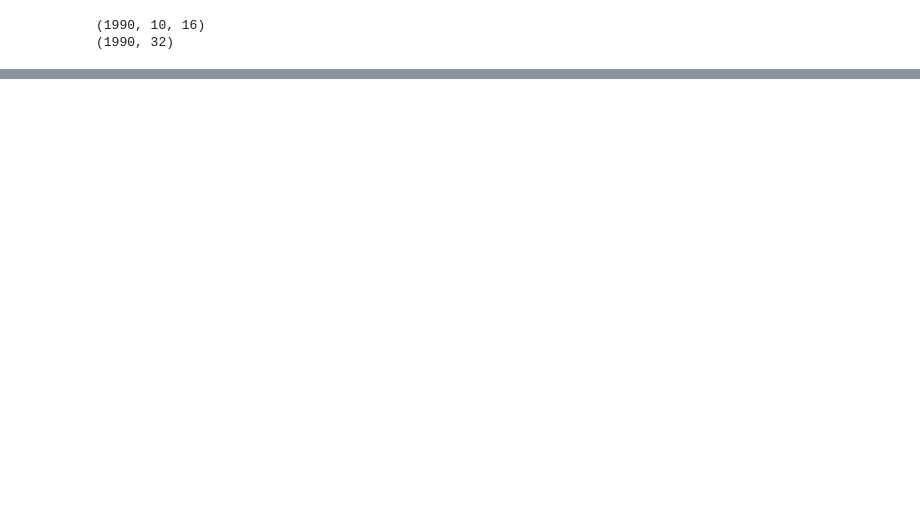
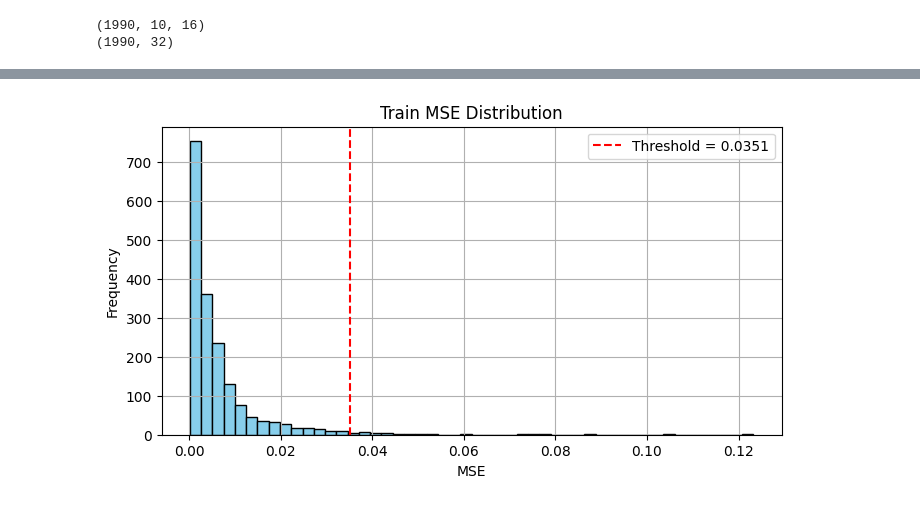
Before and after one commit to ha5804/RNN_LSTM, a Jupyter notebook: lstm.ipynb, the cells around one changed output, grey strips where cells are left out. Drawn from its saved outputs; the diff is of its cells as text; code cells hidden in the pictures; blank space fills up the shorter version.

Commit message:
model train complete

```diff
--- a/lstm.ipynb
+++ b/lstm.ipynb
@@ -94,5 +92,0 @@ print(feature_matrix.shape)
-# %%
-from autoencoder import Autoencoder
-
-autoencoder = Autoencoder(feature_matrix.shape[1] , hidden_size)
-autoencoder.train_data(feature_matrix)
@@ -121,0 +120,6 @@ print(feature_vectors.shape)
+# %%
+from scaler import Scaler
+
+scaler = Scaler()
+scaled_feature = scaler.get_scaled_matrix(feature_matrix)
+scaled_test = scaler.get_scaled_test(feature_vectors)
@@ -122,2 +128,7 @@ print(feature_vectors.shape)
+# %%
+from autoencoder import Autoencoder
+
+autoencoder = Autoencoder(feature_matrix.shape[1] , hidden_size)
+autoencoder.train_data(scaled_feature)
 # %%
 count = 0
@@ -134,0 +161,14 @@ print(count)
+# %%
+mse_list = autoencoder.train_mse_list
+
+plt.figure(figsize=(8, 4))
+plt.hist(mse_list, bins=50, color='skyblue', edgecolor='k')
+plt.axvline(autoencoder.threshold, color='red', linestyle='--', label=f'Threshold = {autoencoder.threshold:.4f}')
+plt.title("Train MSE Distribution")
+plt.xlabel("MSE")
+plt.ylabel("Frequency")
+plt.legend()
+plt.grid(True)
+plt.show()
+# %% [output]
+[figure, added]
```
Also changed, not shown: parts of 7 cells of this notebook, 2 other files.
